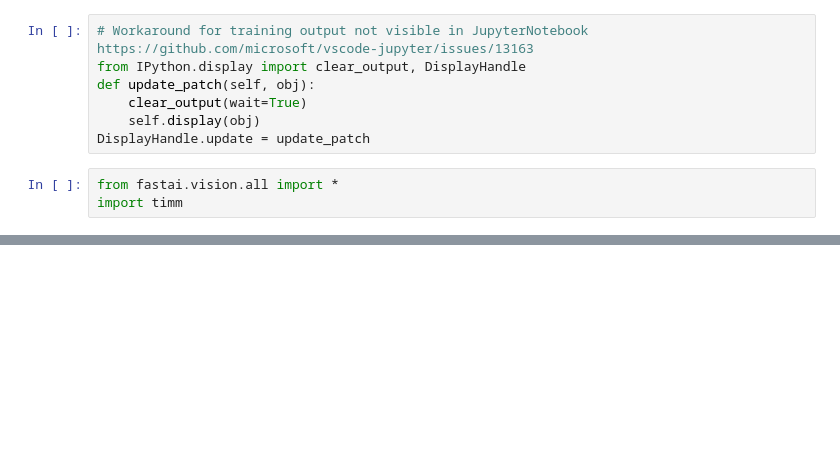
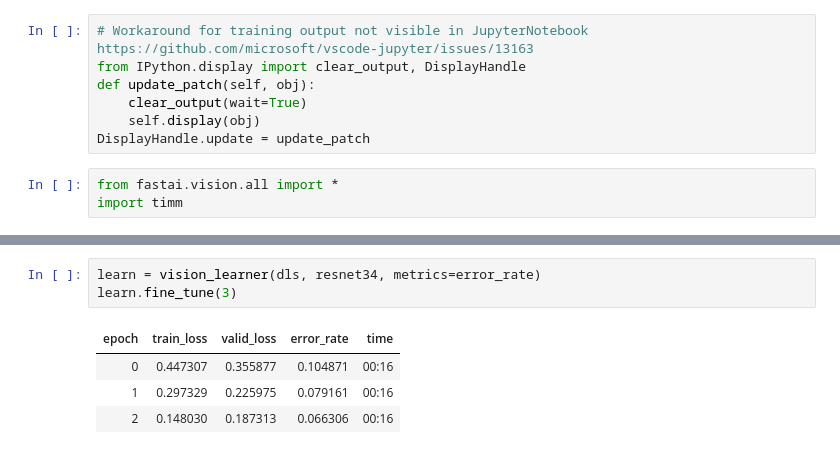
Before and after one commit to mendhak/fastai_lessons, a Jupyter notebook: 008_pet_breed.ipynb, the cells around one changed output, grey strips where cells are left out. Saved outputs shown, nothing was run; the diff lists cells and outputs as text; blank space fills up the shorter version.

```diff
--- a/008_pet_breed.ipynb
+++ b/008_pet_breed.ipynb
@@ -20,0 +21,8 @@ dls.show_batch(max_n=4)
+# %%
+learn = vision_learner(dls, resnet34, metrics=error_rate)
+learn.fine_tune(3)
+# %% [output]
+| epoch | train_loss | valid_loss | error_rate | time |
+| 0 | 0.447307 | 0.355877 | 0.104871 | 00:16 |
+| 1 | 0.297329 | 0.225975 | 0.079161 | 00:16 |
+| 2 | 0.148030 | 0.187313 | 0.066306 | 00:16 |
```
Also changed, not shown: parts of 13 cells of this notebook.
